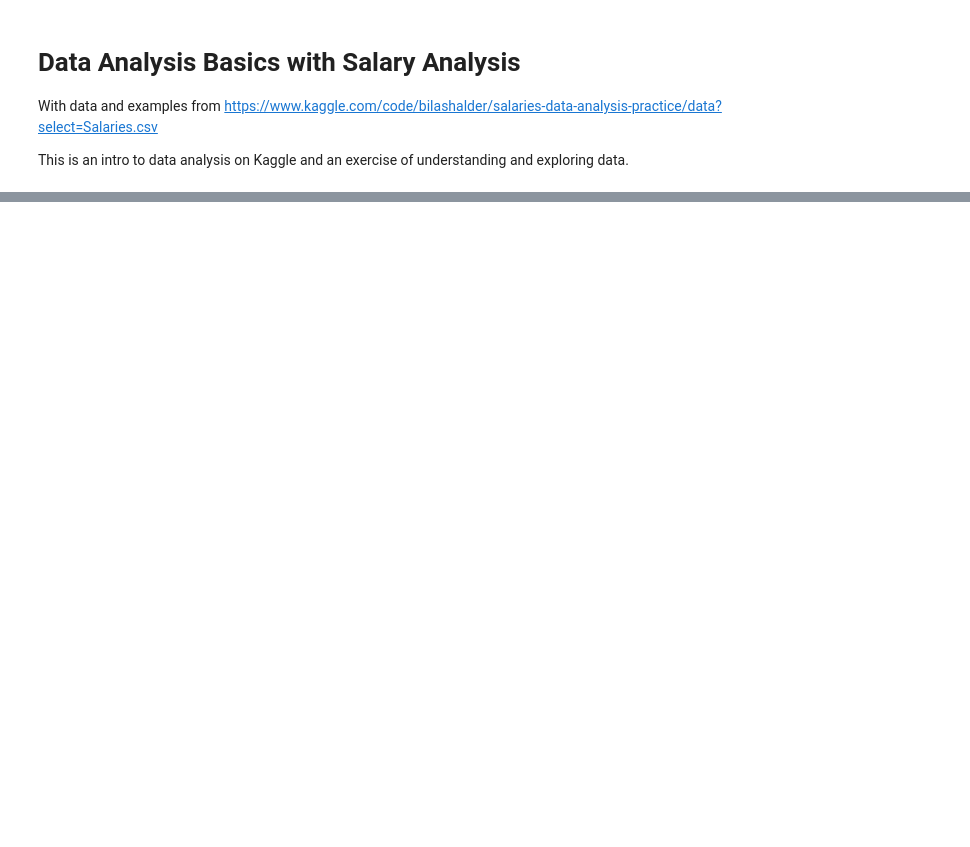
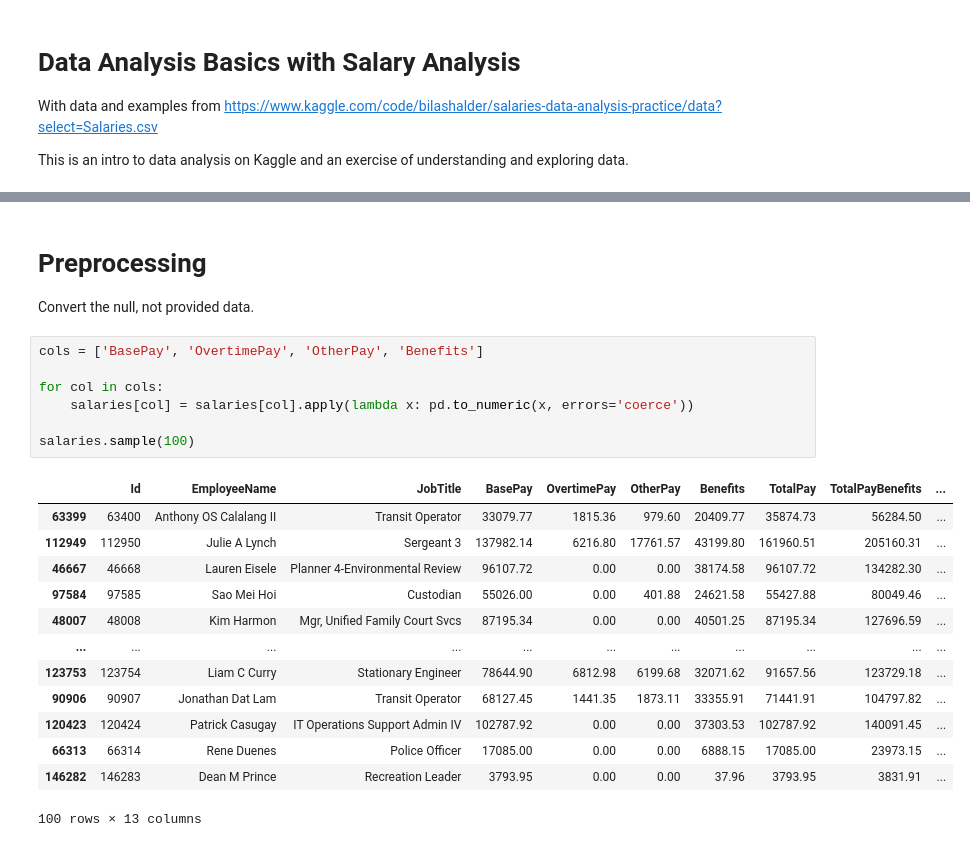
Before and after one commit to hxy9243/datascience-examples, a Jupyter notebook: salary/salary_analysis.ipynb, the cells around one changed output, grey strips where cells are left out. Cells and saved outputs as stored; diff of their text form; blank space fills up the shorter version.

```diff
--- a/salary/salary_analysis.ipynb
+++ b/salary/salary_analysis.ipynb
@@ -12 +55,26 @@ salaries.head()
+# %% [markdown]
+# Preprocessing
+
+Convert the null, not provided data.
+# %%
+cols = ['BasePay', 'OvertimePay', 'OtherPay', 'Benefits']
+
+for col in cols:
+    salaries[col] = salaries[col].apply(lambda x: pd.to_numeric(x, errors='coerce'))
+
+salaries.sample(100)
+# %% [output]
+|  | Id | EmployeeName | JobTitle | BasePay | OvertimePay | OtherPay | Benefits | TotalPay | TotalPayBenefits | ... |
+| 63399 | 63400 | Anthony OS Calalang II | Transit Operator | 33079.77 | 1815.36 | 979.60 | 20409.77 | 35874.73 | 56284.50 | ... |
+| 112949 | 112950 | Julie A Lynch | Sergeant 3 | 137982.14 | 6216.80 | 17761.57 | 43199.80 | 161960.51 | 205160.31 | ... |
+| 46667 | 46668 | Lauren Eisele | Planner 4-Environmental Review | 96107.72 | 0.00 | 0.00 | 38174.58 | 96107.72 | 134282.30 | ... |
+| 97584 | 97585 | Sao Mei Hoi | Custodian | 55026.00 | 0.00 | 401.88 | 24621.58 | 55427.88 | 80049.46 | ... |
+| 48007 | 48008 | Kim Harmon | Mgr, Unified Family Court Svcs | 87195.34 | 0.00 | 0.00 | 40501.25 | 87195.34 | 127696.59 | ... |
+| ... | ... | ... | ... | ... | ... | ... | ... | ... | ... | ... |
+| 123753 | 123754 | Liam C Curry | Stationary Engineer | 78644.90 | 6812.98 | 6199.68 | 32071.62 | 91657.56 | 123729.18 | ... |
+| 90906 | 90907 | Jonathan Dat Lam | Transit Operator | 68127.45 | 1441.35 | 1873.11 | 33355.91 | 71441.91 | 104797.82 | ... |
+| 120423 | 120424 | Patrick Casugay | IT Operations Support Admin IV | 102787.92 | 0.00 | 0.00 | 37303.53 | 102787.92 | 140091.45 | ... |
+| 66313 | 66314 | Rene Duenes | Police Officer | 17085.00 | 0.00 | 0.00 | 6888.15 | 17085.00 | 23973.15 | ... |
+| 146282 | 146283 | Dean M Prince | Recreation Leader | 3793.95 | 0.00 | 0.00 | 37.96 | 3793.95 | 3831.91 | ... |
+100 rows × 13 columns
 # %%
```
Also changed, not shown: parts of 9 cells of this notebook.
